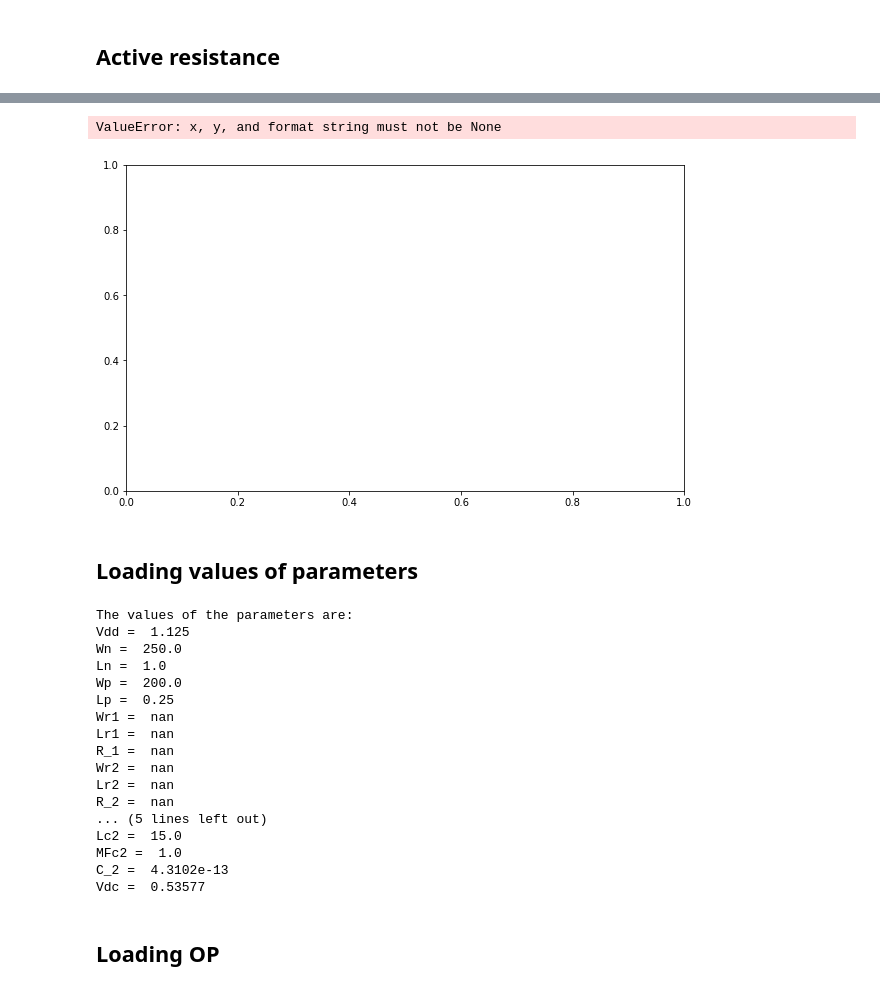
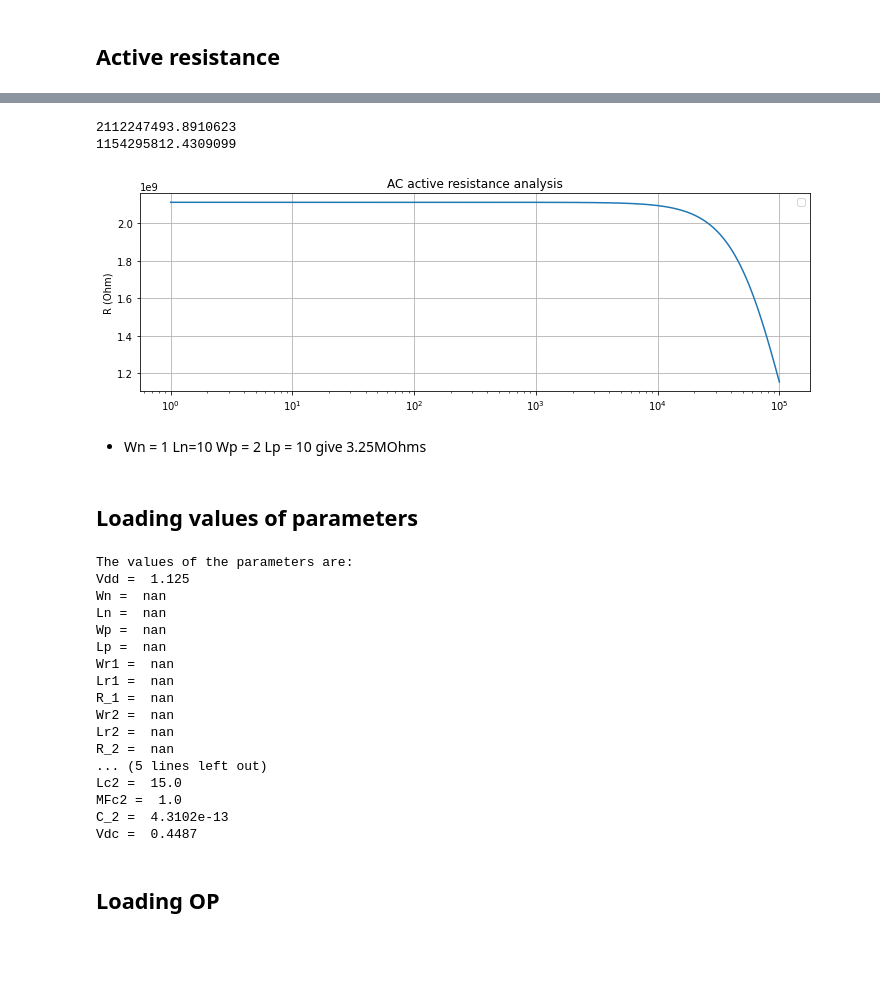
Before and after one commit to miguelcorrea0107/MA2_project, a Jupyter notebook: Amplifier_Inv/python_calc/v2/sim_results_v2.ipynb, the cells around one changed output, grey strips where cells are left out. Drawn from its saved outputs; the diff is of its cells as text; code cells hidden in the pictures; blank space fills up the shorter version.

```diff
--- a/Amplifier_Inv/python_calc/v2/sim_results_v2.ipynb
+++ b/Amplifier_Inv/python_calc/v2/sim_results_v2.ipynb
@@ -16,22 +16,24 @@ R_analysis = True
 ## Active resistance
 # %%
 if R_analysis==True:
-    filepath = '../../netlist/tb_inv_sky130_a_noise_res_DC_v2.raw'  # Update to your file's path
+    filepath = '../../netlist/tb_inv_sky130_a_res_AC_v2.raw'  # Update to your file's path
 
     # Load the LTSpice file
     lt = ltspice.Ltspice(filepath)
     lt.parse()
 
     # Get the data
-    time = lt.get_time()
+    frequency = lt.get_frequency()
     r = lt.get_data('r')
-    vin = lt.get_data('vin')
+    print(r[0].real)
+    print(r[-1].real)
+    plt.figure(figsize=(12, 8))
 
-    plt.figure(figsize=(10, 6))
-    plt.plot(vin, r, label='R vs Vin')
-    plt.title('DC resistance')
-    plt.xlabel('Vin (V)')
-    plt.ylabel('R (V)')
+    # Plot gain
+    plt.subplot(2, 1, 1)
+    plt.semilogx(frequency, r)
+    plt.title('AC active resistance analysis')
+    plt.ylabel('R (Ohm)')
     plt.grid(True)
     plt.legend()
     plt.show()
@@ -40,5 +42,8 @@ if R_analysis==True:
-ValueError: x, y, and format string must not be None
+2112247493.8910623
+1154295812.4309099
-[figure, old version]
+[figure, new version]
+# %% [markdown]
+- Wn = 1 Ln=10 Wp = 2 Lp = 10 give 3.25MOhms
 # %% [markdown]
 ## Loading values of parameters
 # %%
@@ -153,10 +158,10 @@ C2_value = param_values[18]*1e15    # Convert to fF
 # %% [output]
 The values of the parameters are:
 Vdd =  1.125
-Wn =  250.0
-Ln =  1.0
-Wp =  200.0
-Lp =  0.25
+Wn =  nan
+Ln =  nan
+Wp =  nan
+Lp =  nan
 Wr1 =  nan
 Lr1 =  nan
 R_1 =  nan
@@ -167,7 +172,7 @@ R_2 =  nan
 Lc2 =  15.0
 MFc2 =  1.0
 C_2 =  4.3102e-13
-Vdc =  0.53577
+Vdc =  0.4487
 # %% [markdown]
 ## Loading OP
 # %%
```
Also changed, not shown: parts of 11 cells of this notebook, 30 other files.
